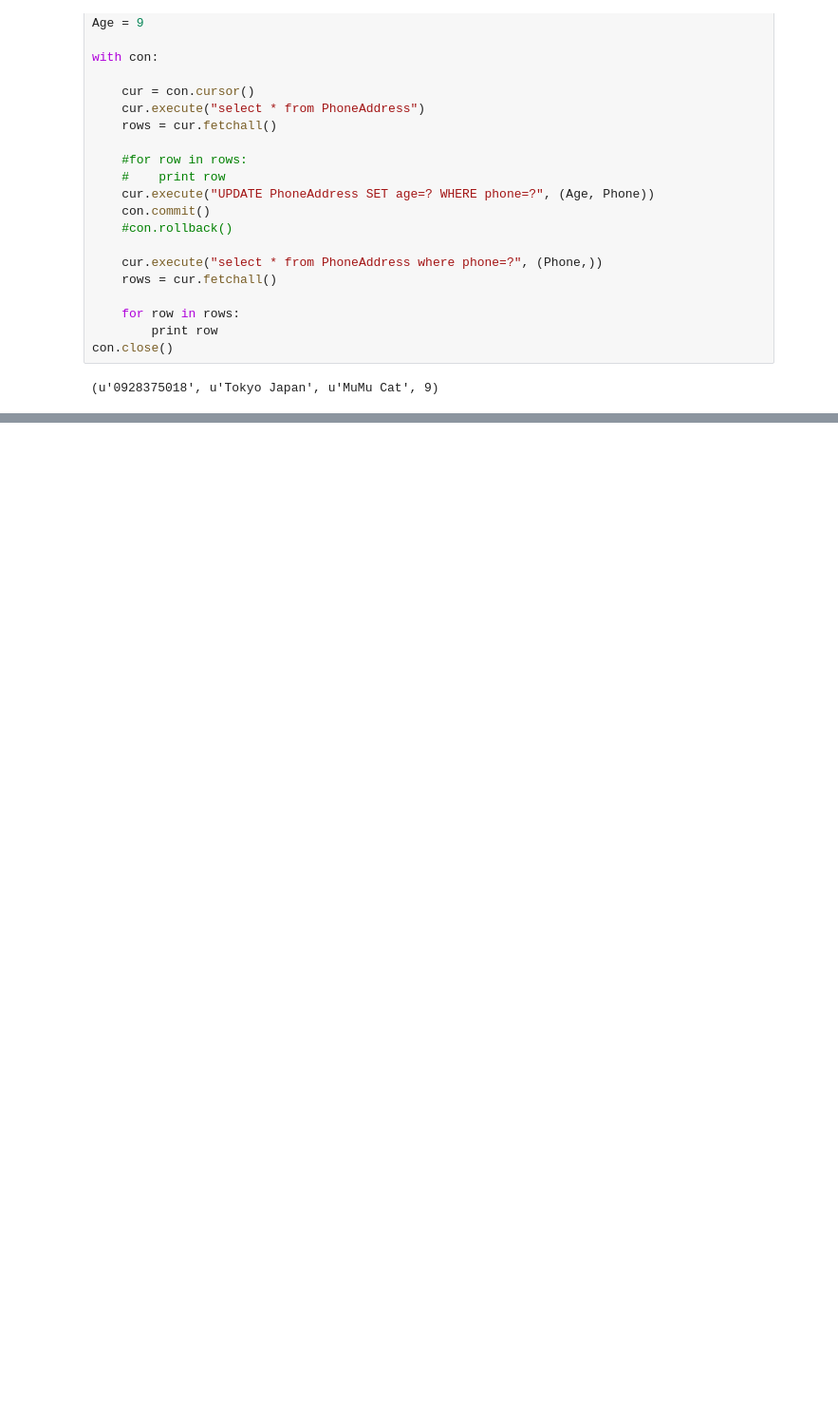
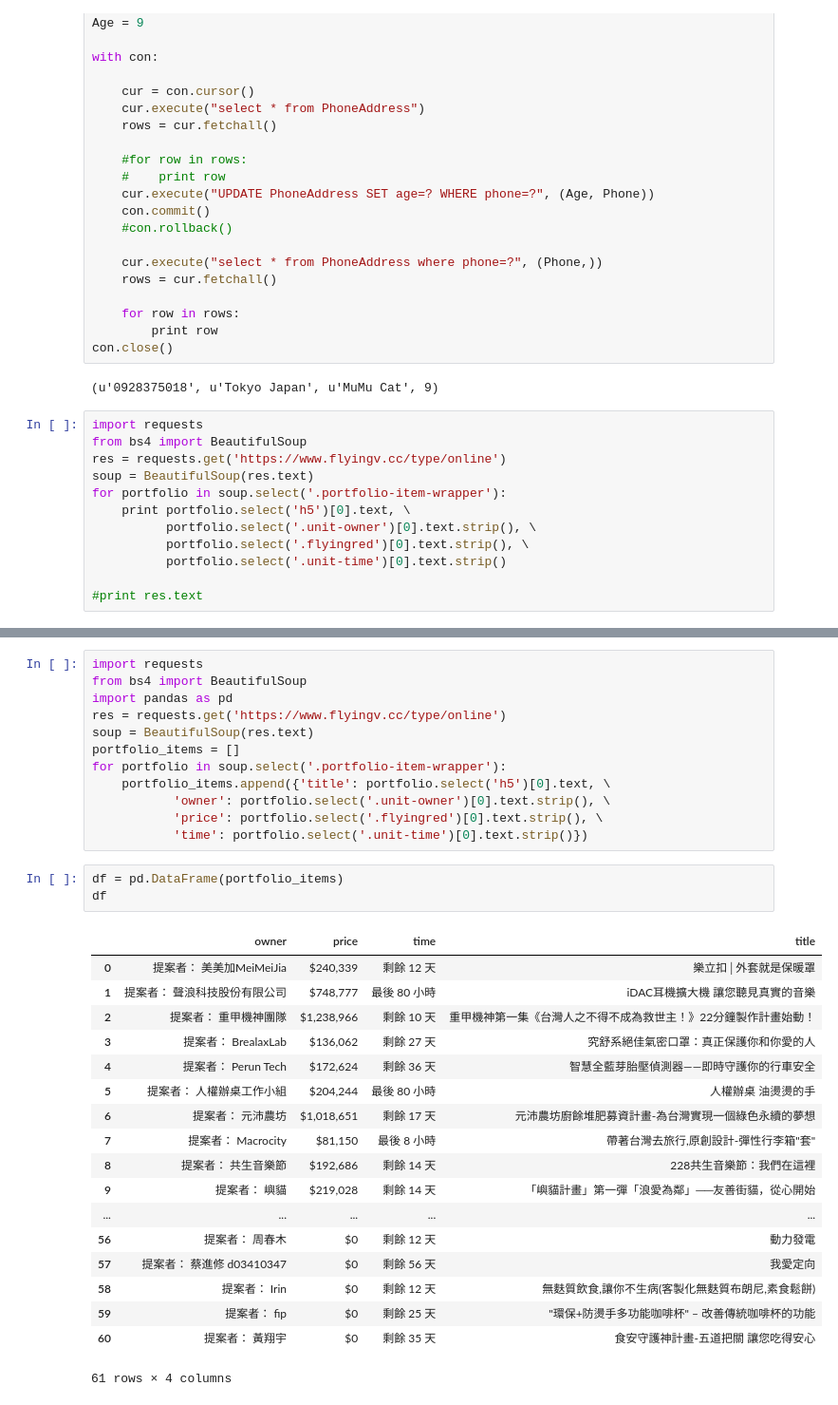
Before and after one commit to ywchiu/pythonetl, a Jupyter notebook: 20160226Demo.ipynb, the cells around one changed output, grey strips where cells are left out. Shown at 95% size. Cells and saved outputs as stored; diff of their text form; blank space fills up the shorter version.

```diff
--- a/20160226Demo.ipynb
+++ b/20160226Demo.ipynb
@@ -849,3 +853,15 @@ with con:
 con.close()
 # %% [output]
 (u'0928375018', u'Tokyo Japan', u'MuMu Cat', 9)
+# %%
+import requests
+from bs4 import BeautifulSoup
+res = requests.get('https://www.flyingv.cc/type/online')
+soup = BeautifulSoup(res.text)
+for portfolio in soup.select('.portfolio-item-wrapper'):
+    print portfolio.select('h5')[0].text, \
+          portfolio.select('.unit-owner')[0].text.strip(), \
+          portfolio.select('.flyingred')[0].text.strip(), \
+          portfolio.select('.unit-time')[0].text.strip()
+
+#print res.text
@@ -851,0 +886,34 @@ con.close()
+# %%
+import requests
+from bs4 import BeautifulSoup
+import pandas as pd
+res = requests.get('https://www.flyingv.cc/type/online')
+soup = BeautifulSoup(res.text)
+portfolio_items = []
+for portfolio in soup.select('.portfolio-item-wrapper'):
+    portfolio_items.append({'title': portfolio.select('h5')[0].text, \
+           'owner': portfolio.select('.unit-owner')[0].text.strip(), \
+           'price': portfolio.select('.flyingred')[0].text.strip(), \
+           'time': portfolio.select('.unit-time')[0].text.strip()})
+# %%
+df = pd.DataFrame(portfolio_items)
+df
+# %% [output]
+|  | owner | price | time | title |
+| 0 | 提案者： 美美加MeiMeiJia | $240,339 | 剩餘 12 天 | 樂立扣│外套就是保暖罩 |
+| 1 | 提案者： 聲浪科技股份有限公司 | $748,777 | 最後 80 小時 | iDAC耳機擴大機 讓您聽見真實的音樂 |
+| 2 | 提案者： 重甲機神團隊 | $1,238,966 | 剩餘 10 天 | 重甲機神第一集《台灣人之不得不成為救世主！》22分鐘製作計畫始動！ |
+| 3 | 提案者： BrealaxLab | $136,062 | 剩餘 27 天 | 究舒系絕佳氣密口罩：真正保護你和你愛的人 |
+| 4 | 提案者： Perun Tech | $172,624 | 剩餘 36 天 | 智慧全藍芽胎壓偵測器——即時守護你的行車安全 |
+| 5 | 提案者： 人權辦桌工作小組 | $204,244 | 最後 80 小時 | 人權辦桌 油燙燙的手 |
+| 6 | 提案者： 元沛農坊 | $1,018,651 | 剩餘 17 天 | 元沛農坊廚餘堆肥募資計畫-為台灣實現一個綠色永續的夢想 |
+| 7 | 提案者： Macrocity | $81,150 | 最後 8 小時 | 帶著台灣去旅行,原創設計-彈性行李箱"套" |
+| 8 | 提案者： 共生音樂節 | $192,686 | 剩餘 14 天 | 228共生音樂節：我們在這裡 |
+| 9 | 提案者： 嶼貓 | $219,028 | 剩餘 14 天 | 「嶼貓計畫」第一彈「浪愛為鄰」──友善街貓，從心開始 |
+| ... | ... | ... | ... | ... |
+| 56 | 提案者： 周春木 | $0 | 剩餘 12 天 | 動力發電 |
+| 57 | 提案者： 蔡進修 d03410347 | $0 | 剩餘 56 天 | 我愛定向 |
+| 58 | 提案者： Irin | $0 | 剩餘 12 天 | 無麩質飲食,讓你不生病(客製化無麩質布朗尼,素食鬆餅) |
+| 59 | 提案者： fip | $0 | 剩餘 25 天 | "環保+防燙手多功能咖啡杯" – 改善傳統咖啡杯的功能 |
+| 60 | 提案者： 黃翔宇 | $0 | 剩餘 35 天 | 食安守護神計畫-五道把關 讓您吃得安心 |
+61 rows × 4 columns
```
Also changed, not shown: parts of 7 cells of this notebook.
